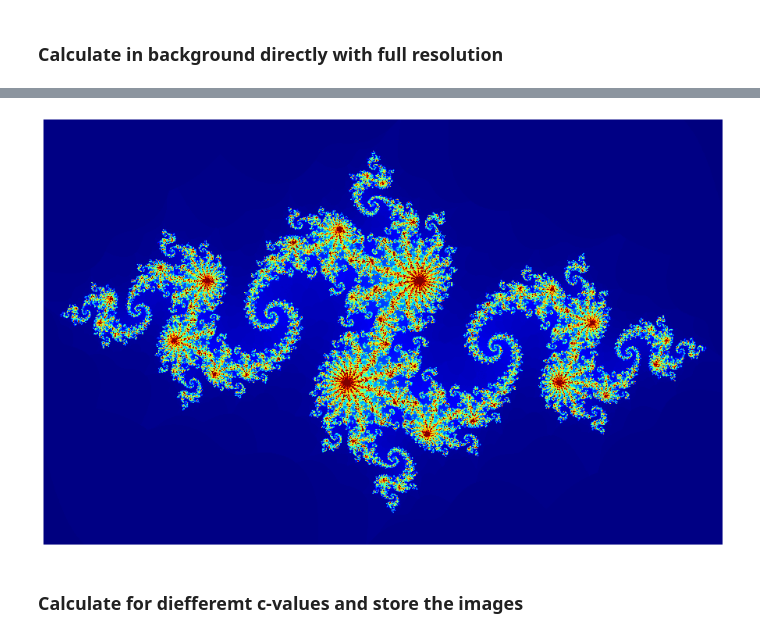
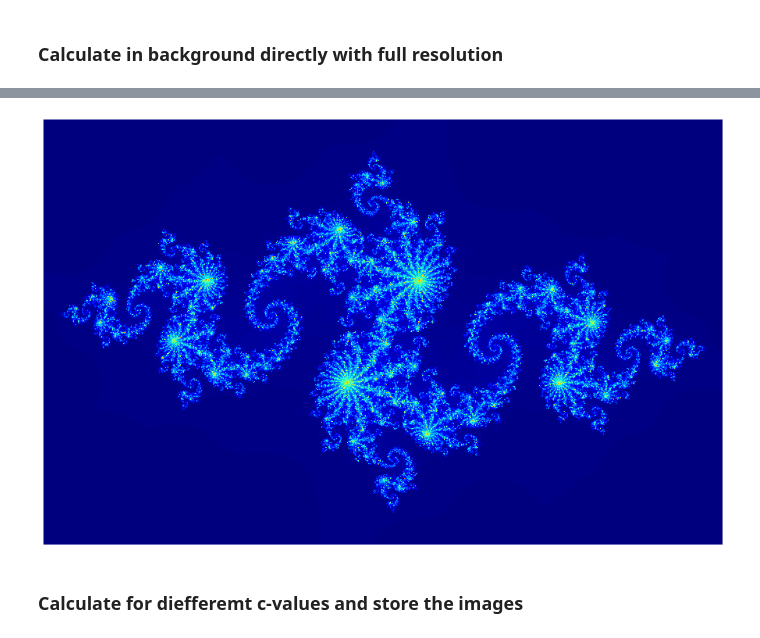
Before and after one commit to eandreas/fractals, a Jupyter notebook: mandelbrot_julia - v2.ipynb, the cells around one changed output, grey strips where cells are left out. Drawn from its saved outputs; the diff is of its cells as text; code cells hidden in the pictures.

```diff
--- a/mandelbrot_julia - v2.ipynb
+++ b/mandelbrot_julia - v2.ipynb
@@ -187,11 +195,11 @@ Wall time: 17.7 s
 # %%
 fig = plt.figure(figsize=(16,10))
-plt.imshow(img_js, cmap = 'jet', vmin=0, vmax = .4)
+plt.imshow(img_js, cmap = 'jet', vmin=0, vmax = 1)
 plt.axis('off')
 #fig.savefig('bla.jpg', dpi = 300, bbox_inches='tight')
 plt.show()
 plt.close(fig)
 # %% [output]
-[figure, old version]
+[figure, new version]
 # %% [markdown]
 ### Calculate for diefferemt c-values and store the images
```
Also changed, not shown: parts of 30 cells of this notebook, 2 other files.
